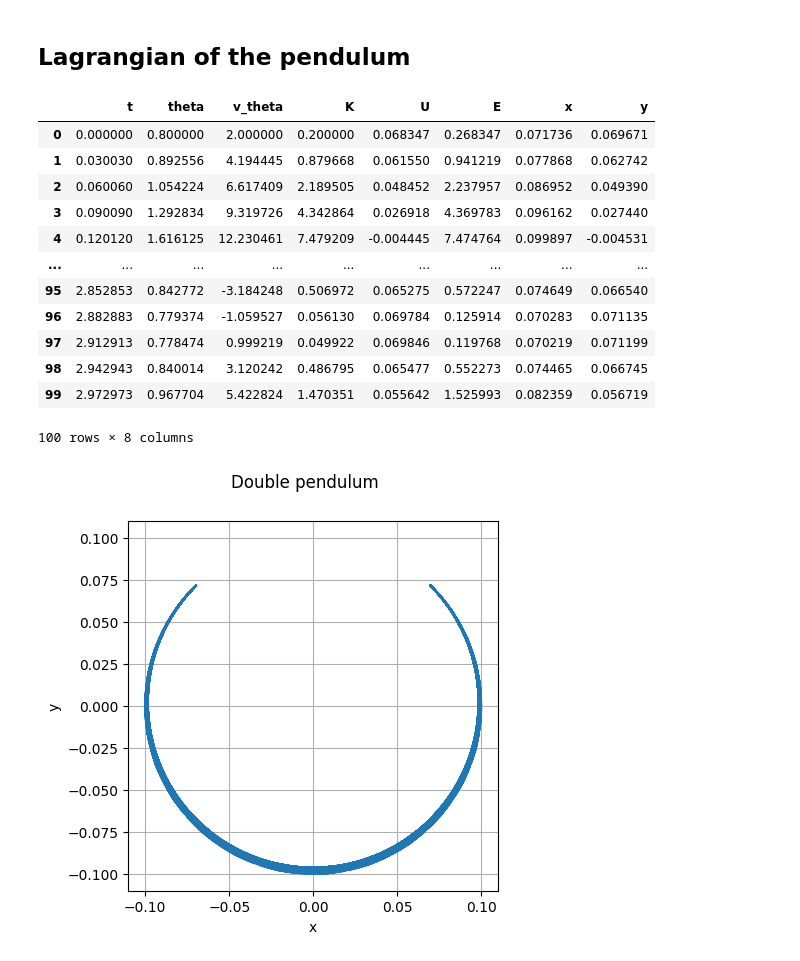
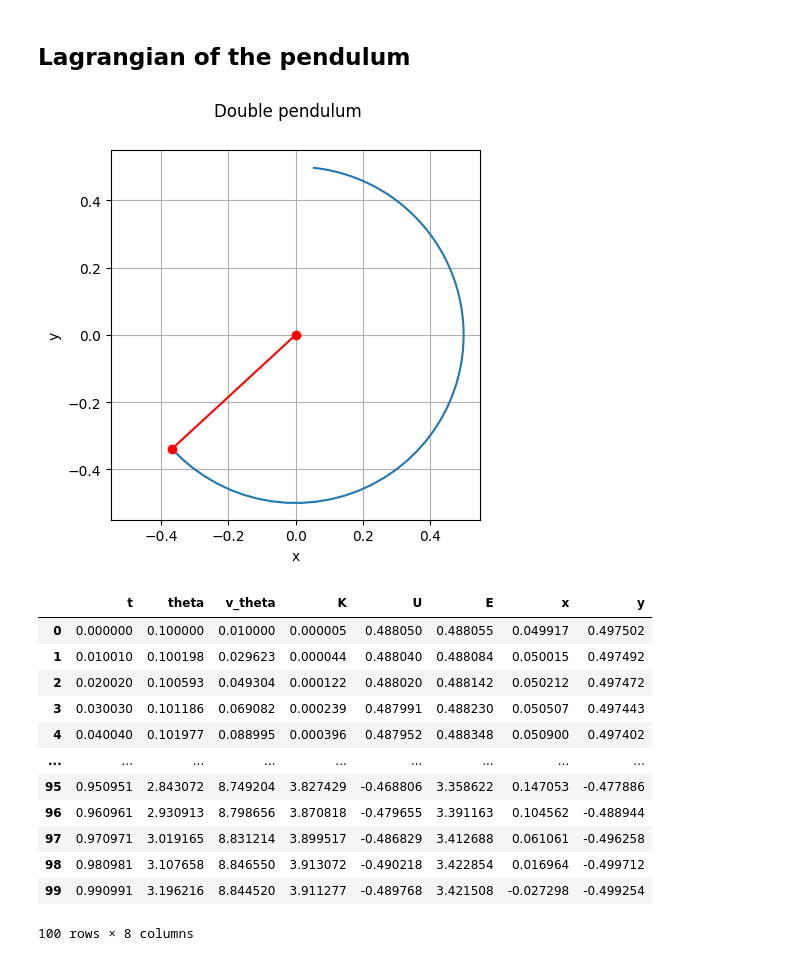
Before and after one commit to Giacomo-Menegatti/Animations, a Jupyter notebook: Pendulum.ipynb, the cells around one changed output. Drawn from its saved outputs; the diff is of its cells as text; code cells hidden in the pictures.

```diff
--- a/Pendulum.ipynb
+++ b/Pendulum.ipynb
@@ -20,9 +20,12 @@ def map_to_2pi(alpha):
   return alpha
 
 # Plot the pendulum
-def plot_pendulum(df, color='g'):
+def plot_trajectory(df, t_span=None, color='g'):
   fig, ax = plt.subplots()
   fig.suptitle('Double pendulum')
+  if t_span!= None:
+    df = df[df['t']>= t_span[0]]
+    df = df[df['t']<= t_span[1]]
 
   max = 1.1*np.abs(df['x']).max()
   ax.set_xlim(-max, max)
@@ -33,43 +36,47 @@ def plot_pendulum(df, color='g'):
   ax.set_ylabel('y')
 
   ax.plot(df['x'], df['y'])
+  ax.plot([0,df.iloc[-1][ 'x']], [0,df.iloc[-1][ 'y']], 'r-o')
+  plt.show()
 # %% [markdown]
 ## Lagrangian of the pendulum
 # %%
 # dy/dt = f(t,y), with y = (theta, dtheta/dt)
 
 def f(t, y, g, r):
   return(y[1], g/r*np.sin(y[0]))
 
 g = 9.81
-r = 0.1
+r = 0.5
 m = 0.1
 
-Y = solve_ivp(f, (0,30), y0=(0.8,2.0), method='RK45', args=(g,r), t_eval=np.linspace(0,30,1000), rtol=1e-6)
+Y = solve_ivp(f, (0,10), y0=(0.1,0.01), method='RK45', args=(g,r), t_eval=np.linspace(0,10,1000), rtol=1e-6)
 
 pendulum_df = pd.DataFrame({'t':Y.t, 'theta': map_to_2pi(Y.y[0]), 'v_theta': Y.y[1]})
 pendulum_df['K'] = 0.5*m*pendulum_df['v_theta']**2
 pendulum_df['U'] = g*m*r*np.cos(pendulum_df['theta'])
 pendulum_df['E'] = pendulum_df['K']+ pendulum_df['U']
 
 pendulum_df['x'] = r*np.sin(pendulum_df['theta'])
 pendulum_df['y'] = r*np.cos(pendulum_df['theta'])
 
 
-plot_pendulum(pendulum_df)
+plot_trajectory(pendulum_df, t_span=(8,9))
+plt.plot(pendulum_df['t'], pendulum_df['theta'])
+plt.plot(pendulum_df['t'], pendulum_df['v_theta'])
 pendulum_df.head(100)
 # %% [output]
+[figure, new version]
 |  | t | theta | v_theta | K | U | E | x | y |
-| 0 | 0.000000 | 0.800000 | 2.000000 | 0.200000 | 0.068347 | 0.268347 | 0.071736 | 0.069671 |
-| 1 | 0.030030 | 0.892556 | 4.194445 | 0.879668 | 0.061550 | 0.941219 | 0.077868 | 0.062742 |
-| 2 | 0.060060 | 1.054224 | 6.617409 | 2.189505 | 0.048452 | 2.237957 | 0.086952 | 0.049390 |
-| 3 | 0.090090 | 1.292834 | 9.319726 | 4.342864 | 0.026918 | 4.369783 | 0.096162 | 0.027440 |
-| 4 | 0.120120 | 1.616125 | 12.230461 | 7.479209 | -0.004445 | 7.474764 | 0.099897 | -0.004531 |
+| 0 | 0.000000 | 0.100000 | 0.010000 | 0.000005 | 0.488050 | 0.488055 | 0.049917 | 0.497502 |
+| 1 | 0.010010 | 0.100198 | 0.029623 | 0.000044 | 0.488040 | 0.488084 | 0.050015 | 0.497492 |
+| 2 | 0.020020 | 0.100593 | 0.049304 | 0.000122 | 0.488020 | 0.488142 | 0.050212 | 0.497472 |
+| 3 | 0.030030 | 0.101186 | 0.069082 | 0.000239 | 0.487991 | 0.488230 | 0.050507 | 0.497443 |
+| 4 | 0.040040 | 0.101977 | 0.088995 | 0.000396 | 0.487952 | 0.488348 | 0.050900 | 0.497402 |
 | ... | ... | ... | ... | ... | ... | ... | ... | ... |
-| 95 | 2.852853 | 0.842772 | -3.184248 | 0.506972 | 0.065275 | 0.572247 | 0.074649 | 0.066540 |
-| 96 | 2.882883 | 0.779374 | -1.059527 | 0.056130 | 0.069784 | 0.125914 | 0.070283 | 0.071135 |
-| 97 | 2.912913 | 0.778474 | 0.999219 | 0.049922 | 0.069846 | 0.119768 | 0.070219 | 0.071199 |
-| 98 | 2.942943 | 0.840014 | 3.120242 | 0.486795 | 0.065477 | 0.552273 | 0.074465 | 0.066745 |
-| 99 | 2.972973 | 0.967704 | 5.422824 | 1.470351 | 0.055642 | 1.525993 | 0.082359 | 0.056719 |
+| 95 | 0.950951 | 2.843072 | 8.749204 | 3.827429 | -0.468806 | 3.358622 | 0.147053 | -0.477886 |
+| 96 | 0.960961 | 2.930913 | 8.798656 | 3.870818 | -0.479655 | 3.391163 | 0.104562 | -0.488944 |
+| 97 | 0.970971 | 3.019165 | 8.831214 | 3.899517 | -0.486829 | 3.412688 | 0.061061 | -0.496258 |
+| 98 | 0.980981 | 3.107658 | 8.846550 | 3.913072 | -0.490218 | 3.422854 | 0.016964 | -0.499712 |
+| 99 | 0.990991 | 3.196216 | 8.844520 | 3.911277 | -0.489768 | 3.421508 | -0.027298 | -0.499254 |
 100 rows × 8 columns
-[figure, old version]
```
Also changed, not shown: parts of 1 cell of this notebook.
